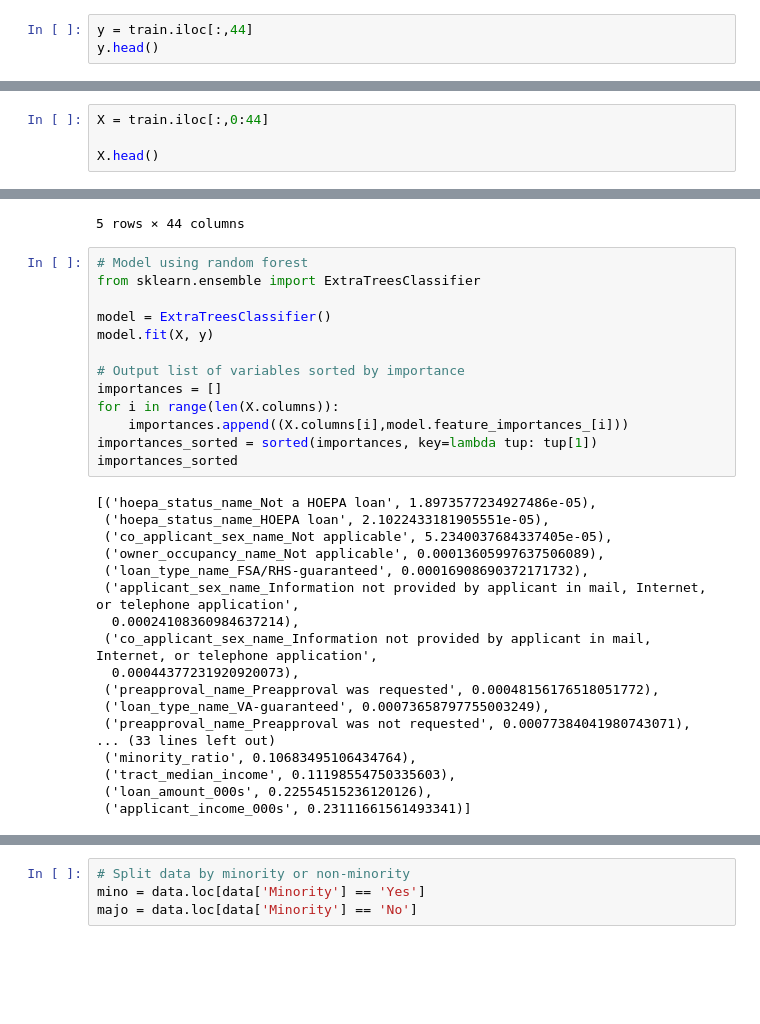
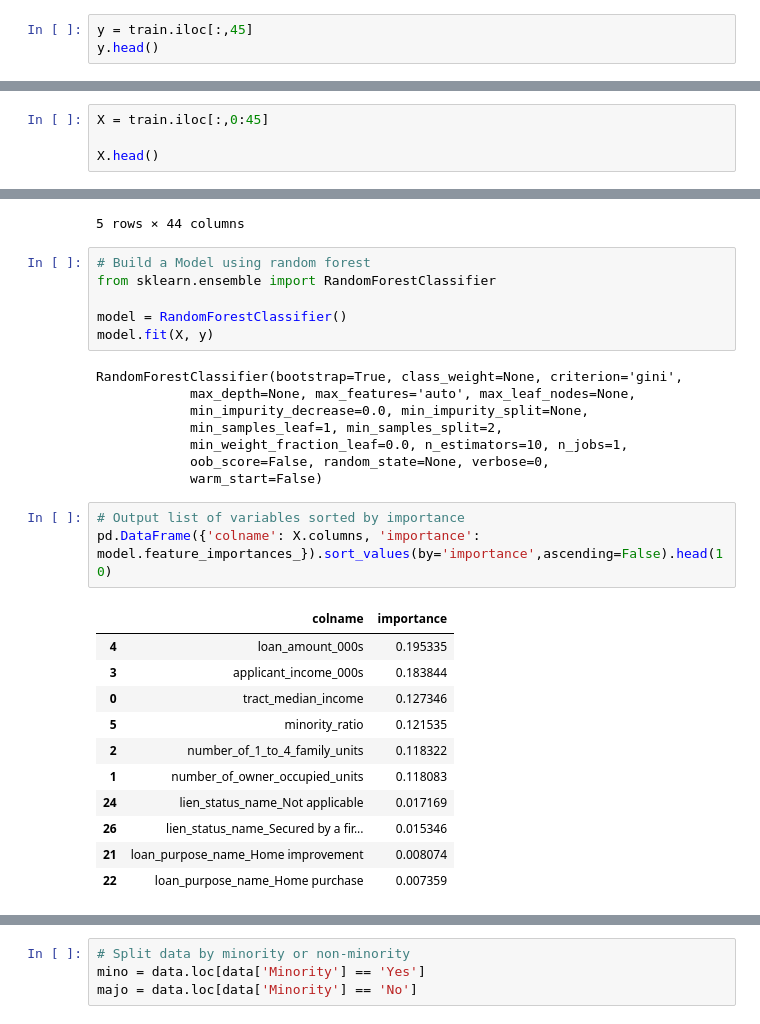
Before and after one commit to dorisZ017/hmda, a Jupyter notebook: report with code.ipynb, the cells around one changed output, grey strips where cells are left out. Saved outputs shown, nothing was run; the diff lists cells and outputs as text; blank space fills up the shorter version.

```diff
--- a/hmda_updating.ipynb
+++ b/report with code.ipynb
@@ -151,5 +178,5 @@ train.head()
 # %%
-y = train.iloc[:,44]
+y = train.iloc[:,45]
 y.head()
 # %% [output]
 3     1
@@ -159,7 +186,7 @@ y.head()
 28    1
 Name: actions_new_Approved, dtype: uint8
 # %%
-X = train.iloc[:,0:44]
+X = train.iloc[:,0:45]
 
 X.head()
 # %% [output]
@@ -190,34 +213,32 @@ X.head()
 | 23 | 0.279861 | 0.221331 | 0.198342 | 0.013403 | ... |
 | 28 | 0.525367 | 0.280858 | 0.226345 | 0.018704 | ... |
 5 rows × 44 columns
-# %%
-# Model using random forest
-from sklearn.ensemble import ExtraTreesClassifier
-
-model = ExtraTreesClassifier()
-model.fit(X, y)
-
-# Output list of variables sorted by importance
-importances = []
-for i in range(len(X.columns)):
-    importances.append((X.columns[i],model.feature_importances_[i]))
-importances_sorted = sorted(importances, key=lambda tup: tup[1])
-importances_sorted
-# %% [output]
-[('hoepa_status_name_Not a HOEPA loan', 1.8973577234927486e-05),
- ('hoepa_status_name_HOEPA loan', 2.1022433181905551e-05),
- ('co_applicant_sex_name_Not applicable', 5.2340037684337405e-05),
- ('owner_occupancy_name_Not applicable', 0.00013605997637506089),
- ('loan_type_name_FSA/RHS-guaranteed', 0.00016908690372171732),
- ('applicant_sex_name_Information not provided by applicant in mail, Internet, or telephone application',
-  0.00024108360984637214),
- ('co_applicant_sex_name_Information not provided by applicant in mail, Internet, or telephone application',
-  0.00044377231920920073),
- ('preapproval_name_Preapproval was requested', 0.00048156176518051772),
- ('loan_type_name_VA-guaranteed', 0.00073658797755003249),
- ('preapproval_name_Preapproval was not requested', 0.00077384041980743071),
-... (33 lines left out)
- ('minority_ratio', 0.10683495106434764),
- ('tract_median_income', 0.11198554750335603),
- ('loan_amount_000s', 0.22554515236120126),
- ('applicant_income_000s', 0.23111661561493341)]
+# %%
+# Build a Model using random forest
+from sklearn.ensemble import RandomForestClassifier
+
+model = RandomForestClassifier()
+model.fit(X, y)
+# %% [output]
+RandomForestClassifier(bootstrap=True, class_weight=None, criterion='gini',
+            max_depth=None, max_features='auto', max_leaf_nodes=None,
+            min_impurity_decrease=0.0, min_impurity_split=None,
+            min_samples_leaf=1, min_samples_split=2,
+            min_weight_fraction_leaf=0.0, n_estimators=10, n_jobs=1,
+            oob_score=False, random_state=None, verbose=0,
+            warm_start=False)
+# %%
+# Output list of variables sorted by importance
+pd.DataFrame({'colname': X.columns, 'importance': model.feature_importances_}).sort_values(by='importance',ascending=False).head(10)
+# %% [output]
+|  | colname | importance |
+| 4 | loan_amount_000s | 0.195335 |
+| 3 | applicant_income_000s | 0.183844 |
+| 0 | tract_median_income | 0.127346 |
+| 5 | minority_ratio | 0.121535 |
+| 2 | number_of_1_to_4_family_units | 0.118322 |
+| 1 | number_of_owner_occupied_units | 0.118083 |
+| 24 | lien_status_name_Not applicable | 0.017169 |
+| 26 | lien_status_name_Secured by a fir... | 0.015346 |
+| 21 | loan_purpose_name_Home improvement | 0.008074 |
+| 22 | loan_purpose_name_Home purchase | 0.007359 |
```
Also changed, not shown: parts of 79 cells of this notebook, 3 other files.
